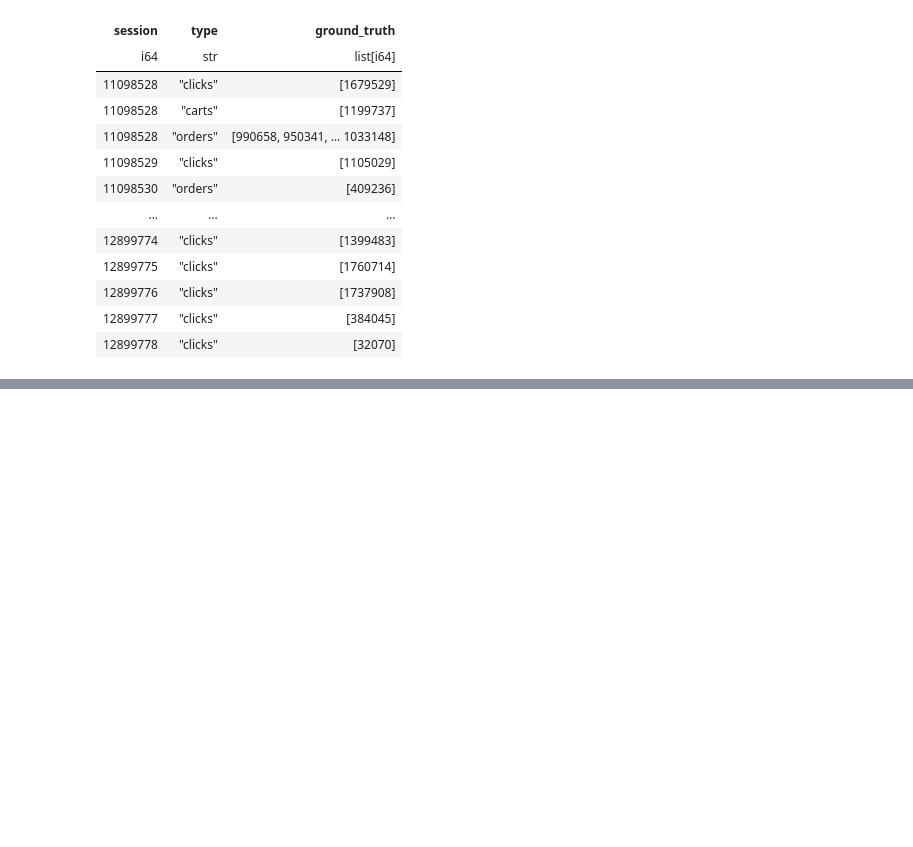
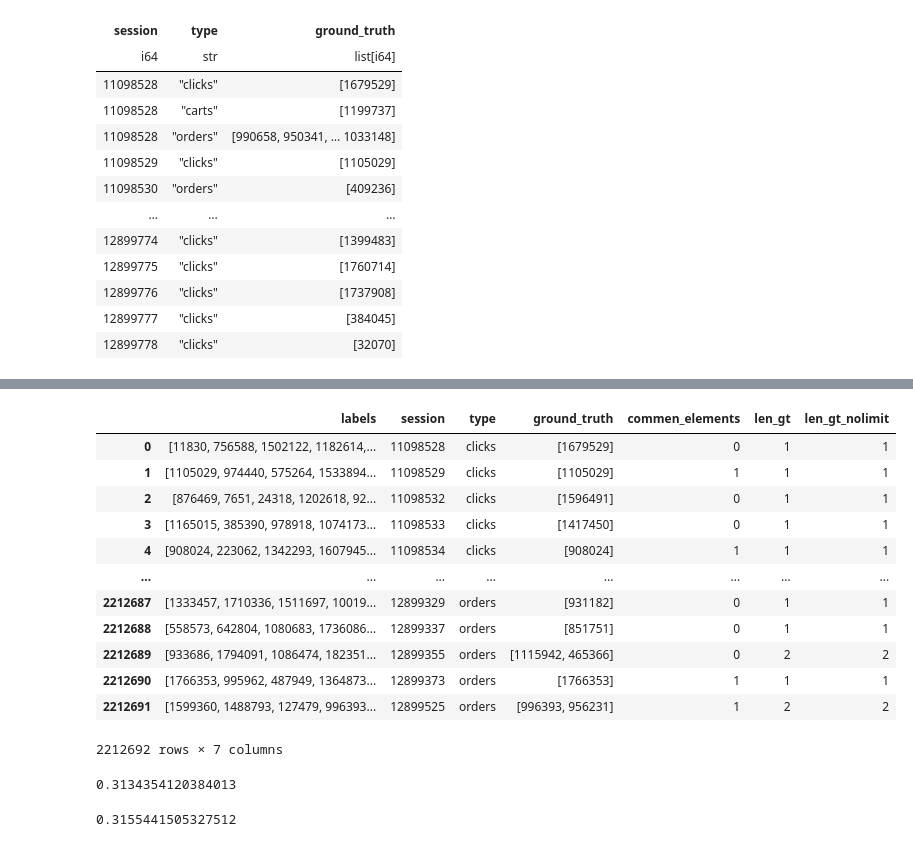
Before and after one commit to ChronusGong/ml_project, a Jupyter notebook: project_code/project.ipynb, the cells around one changed output, grey strips where cells are left out. Drawn from its saved outputs; the diff is of its cells as text; code cells hidden in the pictures; blank space fills up the shorter version.

Commit message:
r-score

```diff
--- a/project_code/project.ipynb
+++ b/project_code/project.ipynb
@@ -749,0 +860,10 @@ shape: (2_212_692, 3)
+# %%
+
+# 定义一个函数来将列表中的字符串转换为numpy.int64
+def convert_list_elements_to_int(lst):
+    return [np.int64(element) for element in lst]
+# %%
+df_merge['labels'] = df_merge['labels'].apply(convert_list_elements_to_int)
+# %%
+df_merge['commen_elements'] = df_merge.apply(count_same, axis=1)
+display(df_merge)
@@ -749,0 +884,53 @@ shape: (2_212_692, 3)
+# %%
+def count_and_limit_elements(lst):
+    return min(len(lst), 20)
+# %%
+df_merge['len_gt'] = df_merge['ground_truth'].apply(count_and_limit_elements)
+df_merge['len_gt_nolimit'] = df_merge['ground_truth'].apply(len)
+display(df_merge)
+# %% [output]
+|  | labels | session | type | ground_truth | commen_elements | len_gt | len_gt_nolimit |
+| 0 | [11830, 756588, 1502122, 1182614,... | 11098528 | clicks | [1679529] | 0 | 1 | 1 |
+| 1 | [1105029, 974440, 575264, 1533894... | 11098529 | clicks | [1105029] | 1 | 1 | 1 |
+| 2 | [876469, 7651, 24318, 1202618, 92... | 11098532 | clicks | [1596491] | 0 | 1 | 1 |
+| 3 | [1165015, 385390, 978918, 1074173... | 11098533 | clicks | [1417450] | 0 | 1 | 1 |
+| 4 | [908024, 223062, 1342293, 1607945... | 11098534 | clicks | [908024] | 1 | 1 | 1 |
+| ... | ... | ... | ... | ... | ... | ... | ... |
+| 2212687 | [1333457, 1710336, 1511697, 10019... | 12899329 | orders | [931182] | 0 | 1 | 1 |
+| 2212688 | [558573, 642804, 1080683, 1736086... | 12899337 | orders | [851751] | 0 | 1 | 1 |
+| 2212689 | [933686, 1794091, 1086474, 182351... | 12899355 | orders | [1115942, 465366] | 0 | 2 | 2 |
+| 2212690 | [1766353, 995962, 487949, 1364873... | 12899373 | orders | [1766353] | 1 | 1 | 1 |
+| 2212691 | [1599360, 1488793, 127479, 996393... | 12899525 | orders | [996393, 956231] | 1 | 2 | 2 |
+2212692 rows × 7 columns
+# %%
+# calculate score of clicks
+df_clicks = df_merge[df_merge['type']=="clicks"]
+r_clicks = sum(df_clicks['commen_elements']) / sum(df_clicks['len_gt_nolimit'])
+
+# calculate score of carts
+df_carts = df_merge[df_merge['type']=="carts"]
+r_carts = sum(df_carts['commen_elements']) / sum(df_carts['len_gt_nolimit'])
+
+# calculate score of orders
+df_orders = df_merge[df_merge['type']=="carts"]
+r_orders = sum(df_orders['commen_elements']) / sum(df_orders['len_gt_nolimit'])
+
+print(0.1*r_clicks+0.3*r_carts+0.6*r_orders)
+# %% [output]
+0.3134354120384013
+# %%
+# calculate score of clicks
+df_clicks = df_merge[df_merge['type']=="clicks"]
+r_clicks = sum(df_clicks['commen_elements']) / sum(df_clicks['len_gt'])
+
+# calculate score of carts
+df_carts = df_merge[df_merge['type']=="carts"]
+r_carts = sum(df_carts['commen_elements']) / sum(df_carts['len_gt'])
+
+# calculate score of orders
+df_orders = df_merge[df_merge['type']=="carts"]
+r_orders = sum(df_orders['commen_elements']) / sum(df_orders['len_gt'])
+
+print(0.1*r_clicks+0.3*r_carts+0.6*r_orders)
+# %% [output]
+0.3155441505327512
```
Also changed, not shown: parts of 21 cells of this notebook.
